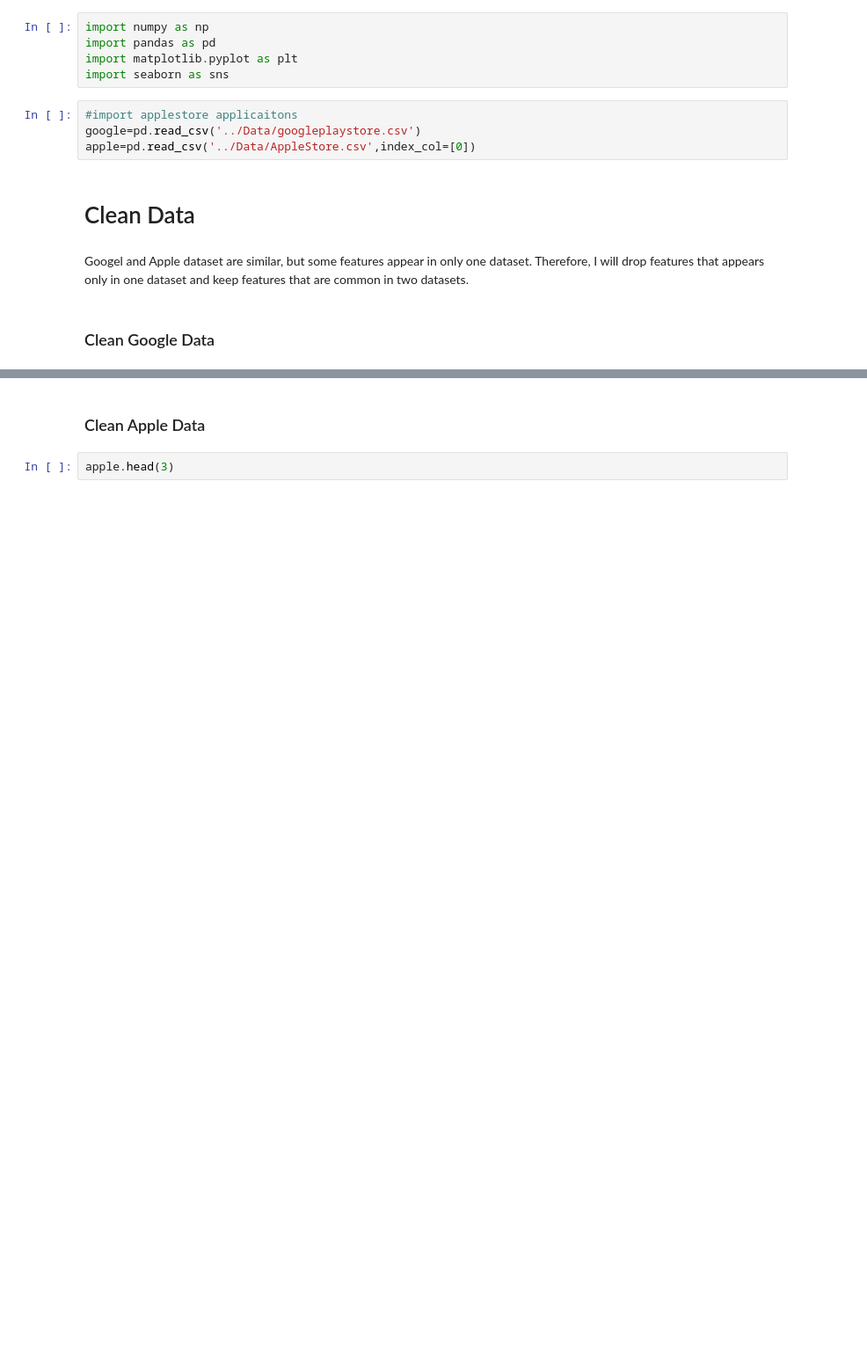
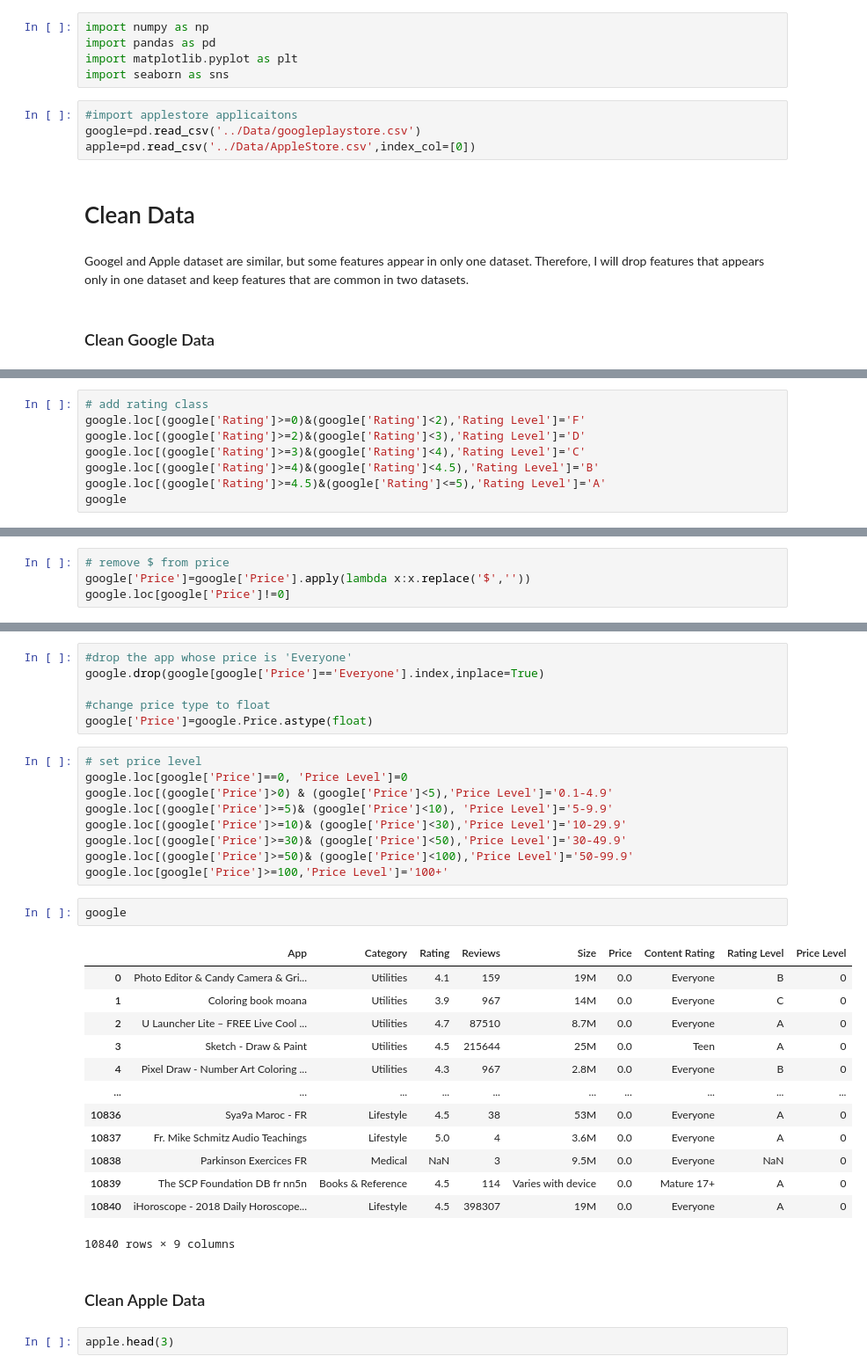
Before and after one commit to xlu210/DSCI510-FinalProject, a Jupyter notebook: Notebook/GooglePlay_VS_AppleStore.ipynb, the cells around one changed output, grey strips where cells are left out. Shown at 88% size. Drawn from its saved outputs; the diff is of its cells as text; blank space fills up the shorter version.

```diff
--- a/Notebook/GooglePlay_VS_AppleStore.ipynb
+++ b/Notebook/GooglePlay_VS_AppleStore.ipynb
@@ -39,0 +113,8 @@ google.drop(columns=['App','Installs','Last Updated','Type','Current Ver','Andro
+# %%
+# add rating class
+google.loc[(google['Rating']>=0)&(google['Rating']<2),'Rating Level']='F'
+google.loc[(google['Rating']>=2)&(google['Rating']<3),'Rating Level']='D'
+google.loc[(google['Rating']>=3)&(google['Rating']<4),'Rating Level']='C'
+google.loc[(google['Rating']>=4)&(google['Rating']<4.5),'Rating Level']='B'
+google.loc[(google['Rating']>=4.5)&(google['Rating']<=5),'Rating Level']='A'
+google
@@ -39,0 +135,4 @@ google.drop(columns=['App','Installs','Last Updated','Type','Current Ver','Andro
+# %%
+# remove $ from price
+google['Price']=google['Price'].apply(lambda x:x.replace('$',''))
+google.loc[google['Price']!=0]
@@ -40,3 +159,34 @@ google.drop(columns=['App','Installs','Last Updated','Type','Current Ver','Andro
+# %%
+#drop the app whose price is 'Everyone'
+google.drop(google[google['Price']=='Everyone'].index,inplace=True)
+
+#change price type to float
+google['Price']=google.Price.astype(float)
+# %%
+# set price level
+google.loc[google['Price']==0, 'Price Level']=0
+google.loc[(google['Price']>0) & (google['Price']<5),'Price Level']='0.1-4.9'
+google.loc[(google['Price']>=5)& (google['Price']<10), 'Price Level']='5-9.9'
+google.loc[(google['Price']>=10)& (google['Price']<30),'Price Level']='10-29.9'
+google.loc[(google['Price']>=30)& (google['Price']<50),'Price Level']='30-49.9'
+google.loc[(google['Price']>=50)& (google['Price']<100),'Price Level']='50-99.9'
+google.loc[google['Price']>=100,'Price Level']='100+'
+# %%
+google
+# %% [output]
+|  | App | Category | Rating | Reviews | Size | Price | Content Rating | Rating Level | Price Level |
+| 0 | Photo Editor & Candy Camera & Gri... | Utilities | 4.1 | 159 | 19M | 0.0 | Everyone | B | 0 |
+| 1 | Coloring book moana | Utilities | 3.9 | 967 | 14M | 0.0 | Everyone | C | 0 |
+| 2 | U Launcher Lite – FREE Live Cool ... | Utilities | 4.7 | 87510 | 8.7M | 0.0 | Everyone | A | 0 |
+| 3 | Sketch - Draw & Paint | Utilities | 4.5 | 215644 | 25M | 0.0 | Teen | A | 0 |
+| 4 | Pixel Draw - Number Art Coloring ... | Utilities | 4.3 | 967 | 2.8M | 0.0 | Everyone | B | 0 |
+| ... | ... | ... | ... | ... | ... | ... | ... | ... | ... |
+| 10836 | Sya9a Maroc - FR | Lifestyle | 4.5 | 38 | 53M | 0.0 | Everyone | A | 0 |
+| 10837 | Fr. Mike Schmitz Audio Teachings | Lifestyle | 5.0 | 4 | 3.6M | 0.0 | Everyone | A | 0 |
+| 10838 | Parkinson Exercices FR | Medical | NaN | 3 | 9.5M | 0.0 | Everyone | NaN | 0 |
+| 10839 | The SCP Foundation DB fr nn5n | Books & Reference | 4.5 | 114 | Varies with device | 0.0 | Mature 17+ | A | 0 |
+| 10840 | iHoroscope - 2018 Daily Horoscope... | Lifestyle | 4.5 | 398307 | 19M | 0.0 | Everyone | A | 0 |
+10840 rows × 9 columns
 # %% [markdown]
 ### Clean Apple Data
 # %%
```
Also changed, not shown: parts of 20 cells of this notebook.
